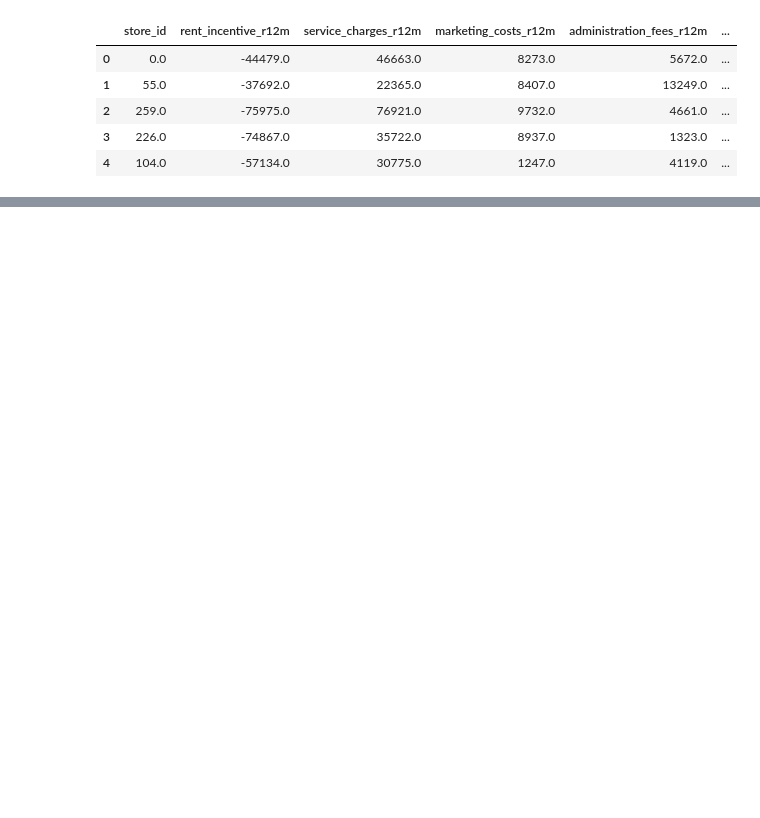
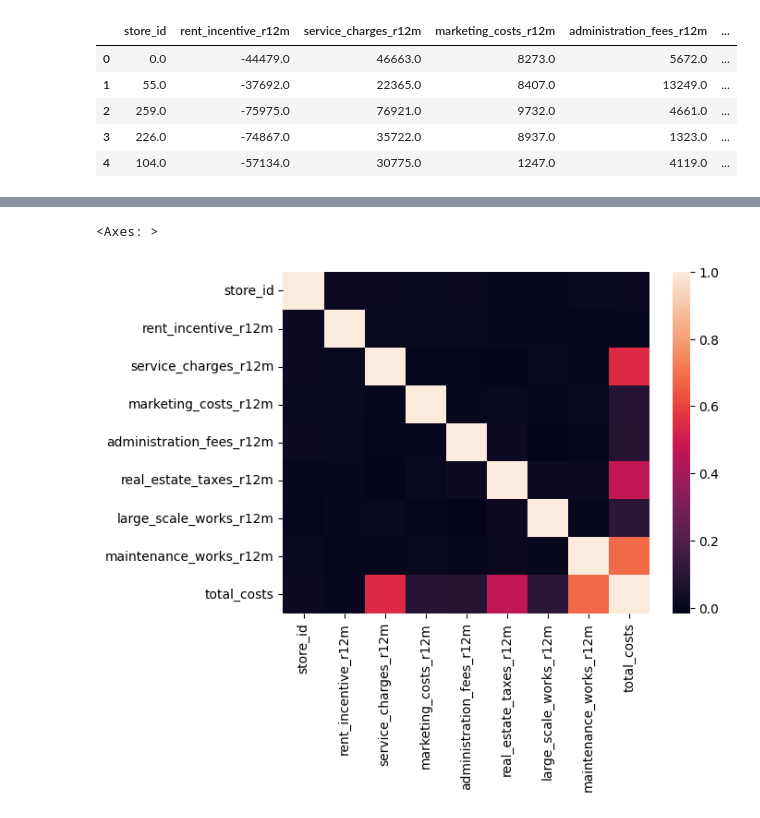
Before and after one commit to tesscln/URW_datachallenge, a Jupyter notebook: notebooks/EDA_tess.ipynb, the cells around one changed output, grey strips where cells are left out. Drawn from its saved outputs; the diff is of its cells as text; code cells hidden in the pictures; blank space fills up the shorter version.

```diff
--- a/notebooks/EDA_tess.ipynb
+++ b/notebooks/EDA_tess.ipynb
@@ -5,3 +6,3 @@ import matplotlib.pyplot as plt
 # %%
-costs = pd.read_csv('cost.csv')
+costs = pd.read_csv('../datasets/cost.csv')
 # %%
@@ -33,0 +33,3 @@ costs.head()
+# %%
+costs['total_costs'] = (costs['service_charges_r12m'] + costs['marketing_costs_r12m'] + costs['administration_fees_r12m']
+                        + costs['real_estate_taxes_r12m'] +costs['large_scale_works_r12m'] + costs['maintenance_works_r12m'])
@@ -33,0 +52,5 @@ costs.head()
+# %%
+sns.heatmap(costs.corr())
+# %% [output]
+<Axes: >
+[figure, added]
```
Also changed, not shown: parts of 9 cells of this notebook, 1 other file.
